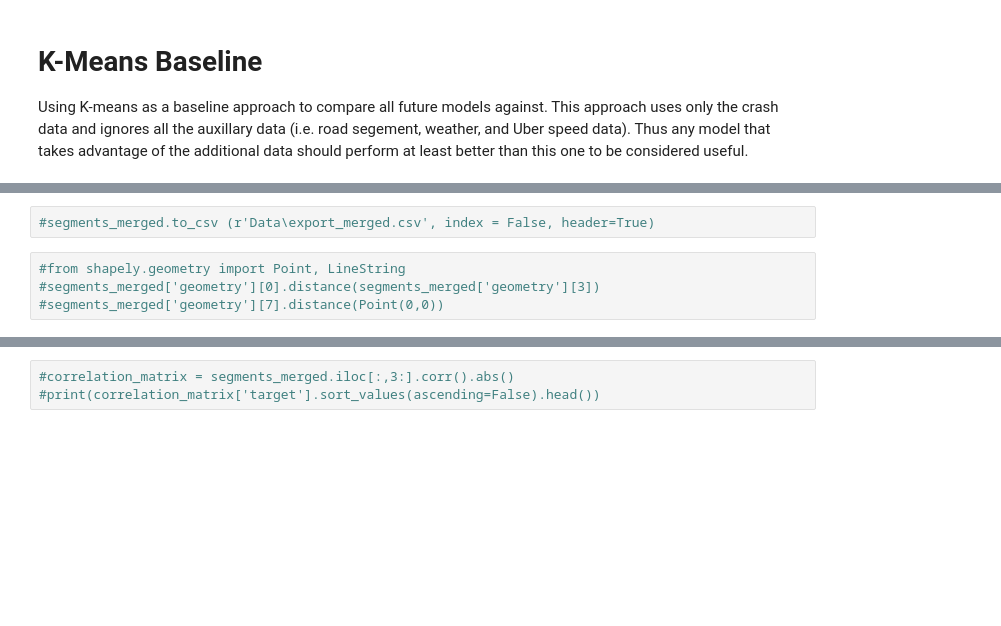
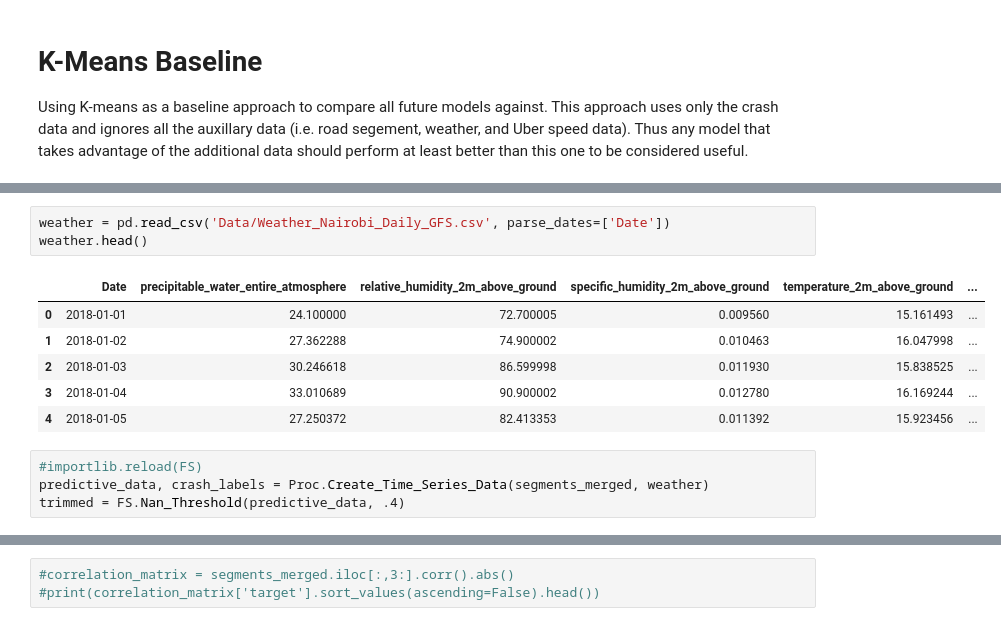
Before and after one commit to KSGulin/Nairobi-Ambulance-Challenge, a Jupyter notebook: Clustering Baseline.ipynb, the cells around one changed output, grey strips where cells are left out. Drawn from its saved outputs; the diff is of its cells as text; blank space fills up the shorter version.

Commit message:
Completed data processing/formatting steps for easy ingestion for feature selection & training. Added first skeleton of a routine for start to end processing

```diff
--- a/Clustering Baseline.ipynb
+++ b/Clustering Baseline.ipynb
@@ -31,6 +34,14 @@ ValueError: Length of values (0) does not match length of index (1535)
-# %%
-#segments_merged.to_csv (r'Data\export_merged.csv', index = False, header=True)
-# %%
-#from shapely.geometry import Point, LineString
-#segments_merged['geometry'][0].distance(segments_merged['geometry'][3])
-#segments_merged['geometry'][7].distance(Point(0,0))
+# %%
+weather = pd.read_csv('Data/Weather_Nairobi_Daily_GFS.csv', parse_dates=['Date'])
+weather.head()
+# %% [output]
+|  | Date | precipitable_water_entire_atmosphere | relative_humidity_2m_above_ground | specific_humidity_2m_above_ground | temperature_2m_above_ground | ... |
+| 0 | 2018-01-01 | 24.100000 | 72.700005 | 0.009560 | 15.161493 | ... |
+| 1 | 2018-01-02 | 27.362288 | 74.900002 | 0.010463 | 16.047998 | ... |
+| 2 | 2018-01-03 | 30.246618 | 86.599998 | 0.011930 | 15.838525 | ... |
+| 3 | 2018-01-04 | 33.010689 | 90.900002 | 0.012780 | 16.169244 | ... |
+| 4 | 2018-01-05 | 27.250372 | 82.413353 | 0.011392 | 15.923456 | ... |
+# %%
+#importlib.reload(FS)
+predictive_data, crash_labels = Proc.Create_Time_Series_Data(segments_merged, weather)
+trimmed = FS.Nan_Threshold(predictive_data, .4)
```
Also changed, not shown: parts of 6 cells of this notebook, 3 other files.
